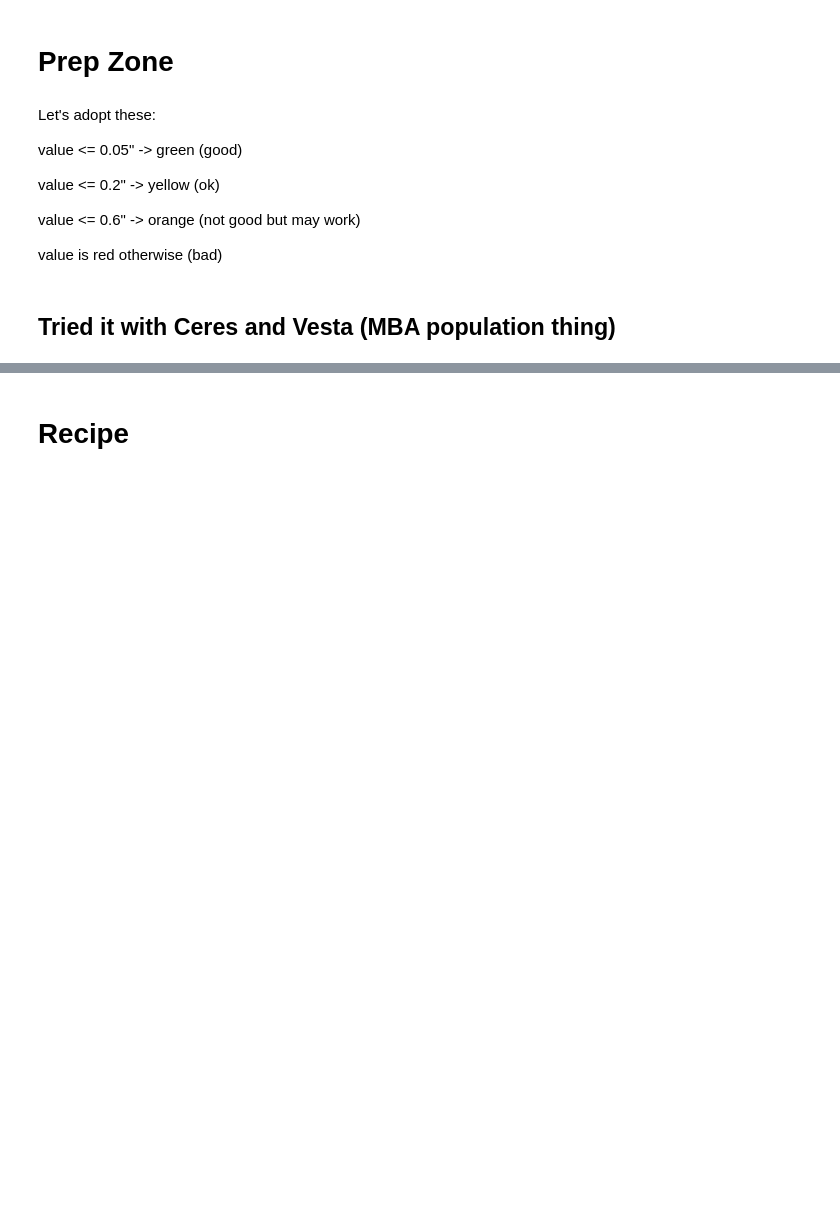
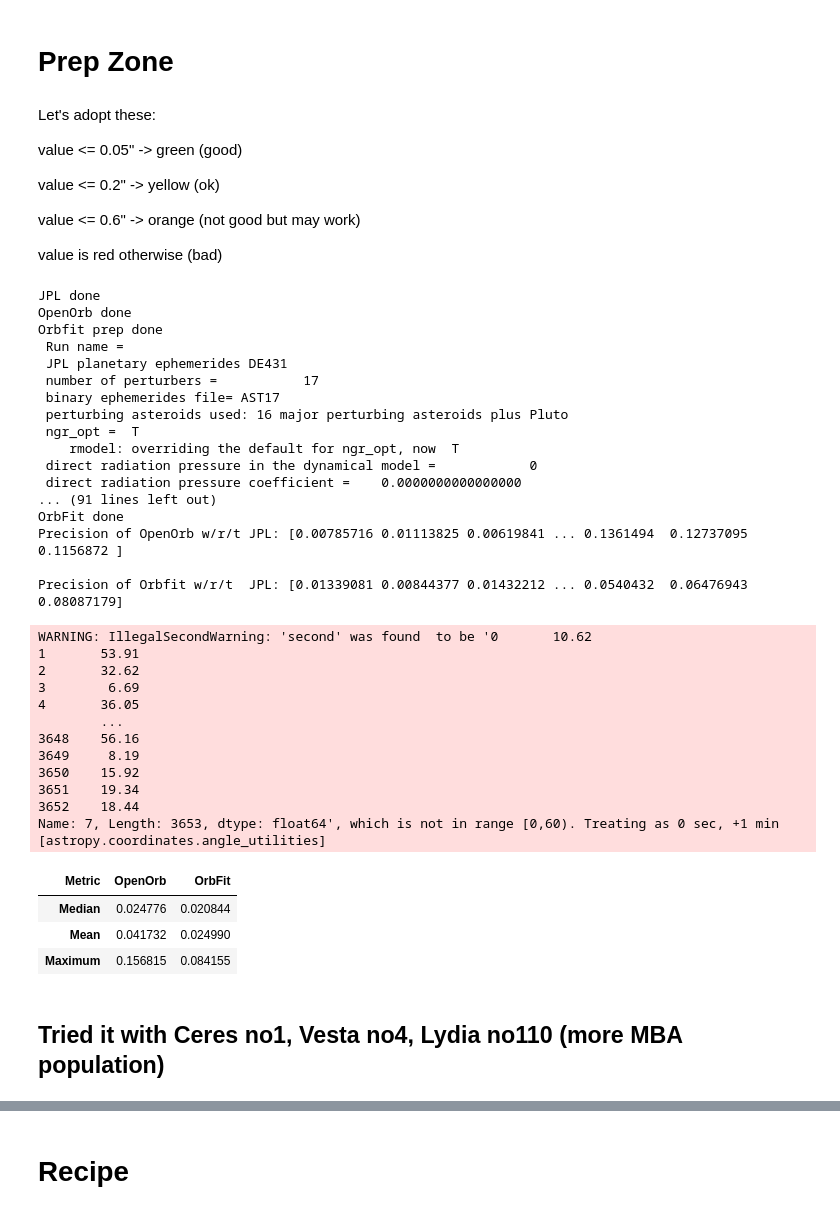
Before and after one commit to dirac-institute/iCompare, a Jupyter notebook: 2019OK.ipynb, the cells around one changed output, grey strips where cells are left out. Cells and saved outputs as stored; diff of their text form; code cells hidden in the pictures; blank space fills up the shorter version.

Commit message:
clean up directory and notebook

```diff
--- a/2019OK.ipynb
+++ b/2019OK.ipynb
@@ -235,2 +413,0 @@ def get_ephems(obj_id):
-# %%
-el_jpl, coord_jpl, coord_OpenOrb, coord_OrbFit = get_ephems(obj_id)
@@ -265,12 +489,3 @@ def max_diff(param1, param2):
     diff_matrix = sep.arcsec
 
     return diff_matrix.flatten()
-# %%
-great_circle_diff1 = max_diff(coord_jpl, coord_OpenOrb)
-print("Precision of OpenOrb w/r/t JPL:", great_circle_diff1)
-
-print()
-great_circle_diff2 = max_diff(coord_jpl, coord_OrbFit)
-print("Precision of Orbfit w/r/t  JPL:", great_circle_diff2)
-
-#HALF A PIXEL (1p is 0.2 arcs (but also photometry can improve measurements))
@@ -311,13 +530,15 @@ def color_map(s):
         ret += style
     return ret
 # %%
-median1, mean1, max1, statistics1 = chart_stats(great_circle_diff1)
-median2, mean2, max2, statistics2 = chart_stats(great_circle_diff2)
+def table_gen(integrator1, integrator2):
 
-total_stats = np.array([statistics1, statistics2]) * u.arcsec
+    statistics1 = table_stats(integrator1)
+    statistics2 = table_stats(integrator2)
 
-table = pd.DataFrame(data= total_stats.transpose(), columns=['OpenOrb', 'OrbFit'])
-table = table.rename(index={0: "Median", 1: "Mean", 2: "Maximum"})
-table = table.rename_axis("Metric", axis="columns")
-table = table.style.apply(color_map)
-table
+    total_stats = np.array([statistics1, statistics2]) * u.arcsec
+
+    table = pd.DataFrame(data= total_stats.transpose(), columns=['OpenOrb', 'OrbFit'])
+    table = table.rename(index={0: "Median", 1: "Mean", 2: "Maximum"})
+    table = table.rename_axis("Metric", axis="columns")
+    table = table.style.apply(color_map)
+    return table
@@ -329,2 +545,13 @@ table
+# %%
+def outputs(baseline, integrator1, integrator2):
+
+    great_circle_diff1 = max_diff(baseline, integrator1)
+    print("Precision of OpenOrb w/r/t JPL:", great_circle_diff1)
+
+    print()
+    great_circle_diff2 = max_diff(baseline, integrator2)
+    print("Precision of Orbfit w/r/t  JPL:", great_circle_diff2)
+
+    return table_gen(great_circle_diff1, great_circle_diff2)
 # %% [markdown]
 ### Key:
@@ -347,5 +574,42 @@ value <= 0.2" -> yellow (ok)
 value <= 0.6" -> orange (not good but may work)
 
 value is red otherwise (bad)
+# %%
+el_jpl, coord_jpl, coord_OpenOrb, coord_OrbFit = get_ephems(obj_id, start, stop, obs)
+outputs(coord_jpl, coord_OpenOrb, coord_OrbFit)
+# %% [output]
+JPL done
+OpenOrb done
+Orbfit prep done
+ Run name =
+ JPL planetary ephemerides DE431
+ number of perturbers =           17
+ binary ephemerides file= AST17
+ perturbing asteroids used: 16 major perturbing asteroids plus Pluto
+ ngr_opt =  T
+    rmodel: overriding the default for ngr_opt, now  T
+ direct radiation pressure in the dynamical model =            0
+ direct radiation pressure coefficient =    0.0000000000000000
+... (91 lines left out)
+OrbFit done
+Precision of OpenOrb w/r/t JPL: [0.00785716 0.01113825 0.00619841 ... 0.1361494  0.12737095 0.1156872 ]
+
+Precision of Orbfit w/r/t  JPL: [0.01339081 0.00844377 0.01432212 ... 0.0540432  0.06476943 0.08087179]
+WARNING: IllegalSecondWarning: 'second' was found  to be '0       10.62
+1       53.91
+2       32.62
+3        6.69
+4       36.05
+        ...
+3648    56.16
+3649     8.19
+3650    15.92
+3651    19.34
+3652    18.44
+Name: 7, Length: 3653, dtype: float64', which is not in range [0,60). Treating as 0 sec, +1 min [astropy.coordinates.angle_utilities]
+| Metric | OpenOrb | OrbFit |
+| Median | 0.024776 | 0.020844 |
+| Mean | 0.041732 | 0.024990 |
+| Maximum | 0.156815 | 0.084155 |
 # %% [markdown]
-## Tried it with Ceres and Vesta (MBA population thing)
+## Tried it with Ceres no1, Vesta no4,  Lydia no110 (more MBA population)
```
Also changed, not shown: parts of 54 cells of this notebook, 6 other files.
